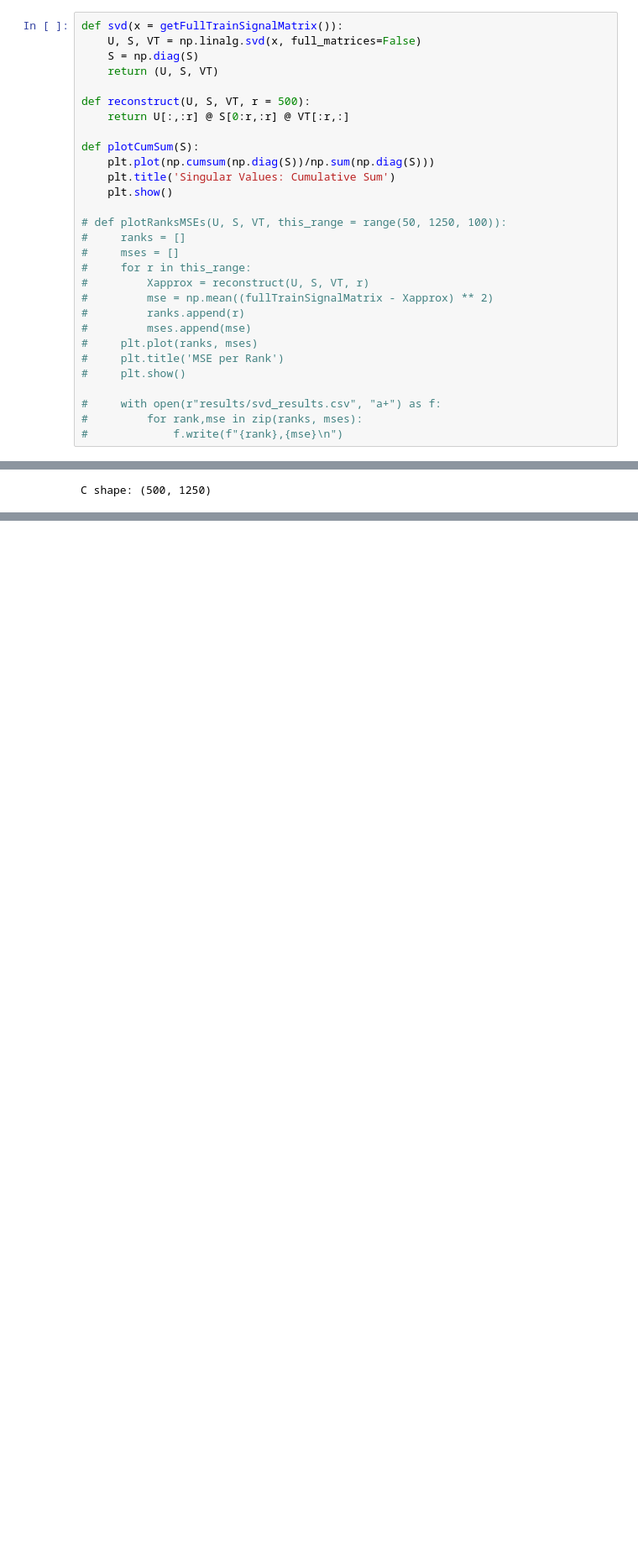
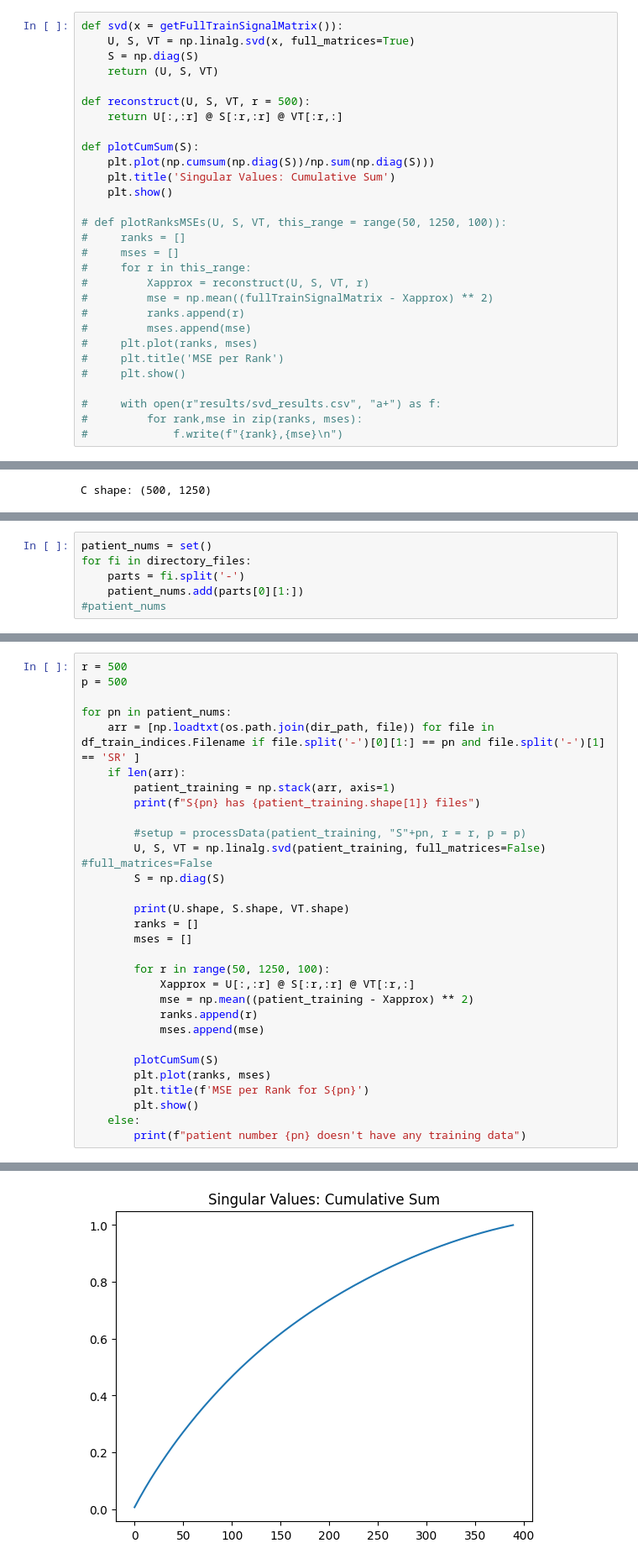
Before and after one commit to TheAgaveFairy/Summer24, a Jupyter notebook: playground/lab_cs_svd.ipynb, the cells around one changed output, grey strips where cells are left out. Shown at 84% size. Drawn from its saved outputs; the diff is of its cells as text; blank space fills up the shorter version.

```diff
--- a/playground/lab_cs_svd.ipynb
+++ b/playground/lab_cs_svd.ipynb
@@ -90,12 +91,12 @@ def sampleSignal(C, x):
   return C @ x
 # %%
 def svd(x = getFullTrainSignalMatrix()):
-    U, S, VT = np.linalg.svd(x, full_matrices=False)
+    U, S, VT = np.linalg.svd(x, full_matrices=True)
     S = np.diag(S)
     return (U, S, VT)
 
 def reconstruct(U, S, VT, r = 500):
-    return U[:,:r] @ S[0:r,:r] @ VT[:r,:]
+    return U[:,:r] @ S[:r,:r] @ VT[:r,:]
 
 def plotCumSum(S):
     plt.plot(np.cumsum(np.diag(S))/np.sum(np.diag(S)))
@@ -253,0 +315,6 @@ VT      death    5.88223844098251e-07
+# %%
+patient_nums = set()
+for fi in directory_files:
+    parts = fi.split('-')
+    patient_nums.add(parts[0][1:])
+#patient_nums
@@ -253,0 +339,31 @@ VT      death    5.88223844098251e-07
+# %%
+r = 500
+p = 500
+
+for pn in patient_nums:
+    arr = [np.loadtxt(os.path.join(dir_path, file)) for file in df_train_indices.Filename if file.split('-')[0][1:] == pn and file.split('-')[1] == 'SR' ]
+    if len(arr):
+        patient_training = np.stack(arr, axis=1)
+        print(f"S{pn} has {patient_training.shape[1]} files")
+
+        #setup = processData(patient_training, "S"+pn, r = r, p = p)
+        U, S, VT = np.linalg.svd(patient_training, full_matrices=False) #full_matrices=False
+        S = np.diag(S)
+
+        print(U.shape, S.shape, VT.shape)
+        ranks = []
+        mses = []
+
+        for r in range(50, 1250, 100):
+            Xapprox = U[:,:r] @ S[:r,:r] @ VT[:r,:]
+            mse = np.mean((patient_training - Xapprox) ** 2)
+            ranks.append(r)
+            mses.append(mse)
+
+        plotCumSum(S)
+        plt.plot(ranks, mses)
+        plt.title(f'MSE per Rank for S{pn}')
+        plt.show()
+    else:
+        print(f"patient number {pn} doesn't have any training data")
+# %% [output]
@@ -253,0 +372 @@ VT      death    5.88223844098251e-07
+[figure, added]
```
Also changed, not shown: parts of 10 cells of this notebook, 7 other files.
